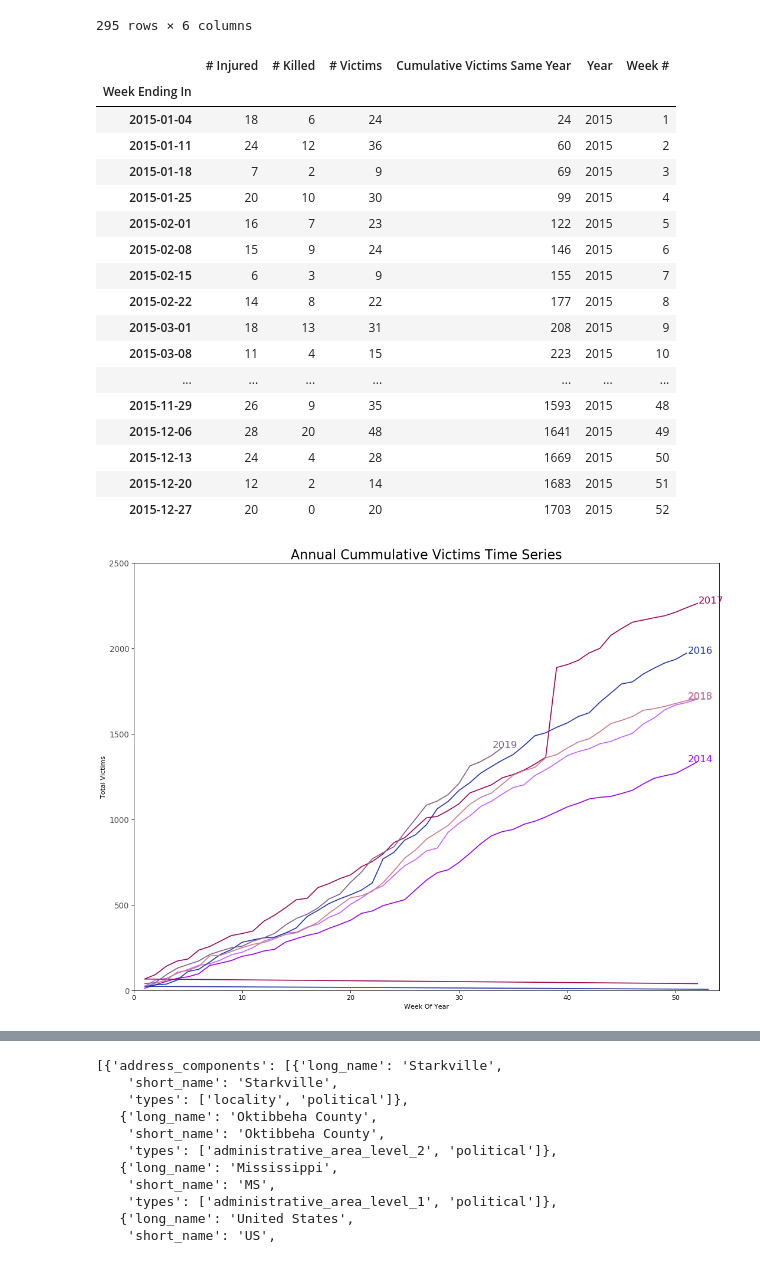
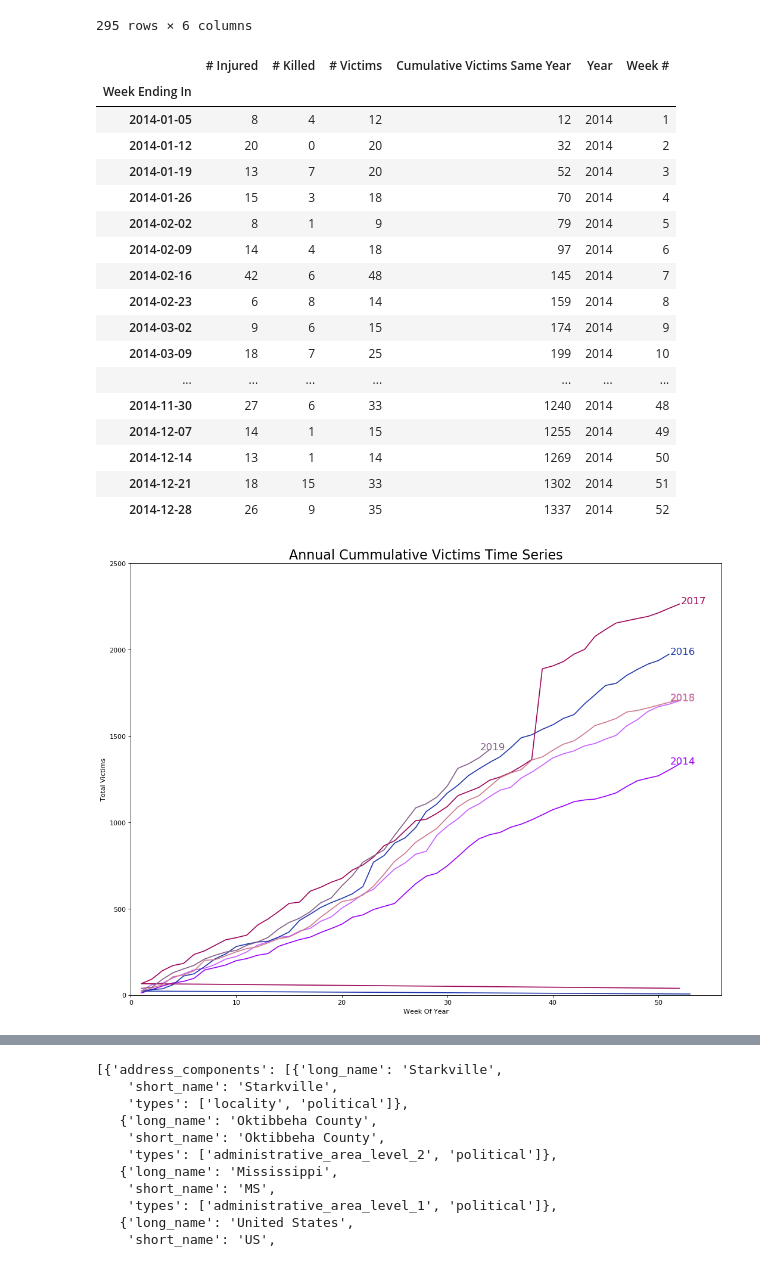
Before and after one commit to thomsu/Mass-Shootings-Time-Series, a Jupyter notebook: MassShootings.ipynb, the cells around one changed output, grey strips where cells are left out. Drawn from its saved outputs; the diff is of its cells as text; code cells hidden in the pictures.

```diff
--- a/MassShootings.ipynb
+++ b/MassShootings.ipynb
@@ -259,3 +260,6 @@ df['Latitude'] = test_df.map(lambda x: list(x)[0]).tolist()
 df['Longitude'] = test_df.map(lambda x: list(x)[1]).tolist()
 # %%
 # df.to_csv('mass_shootings.csv', index=False)
+# %%
+df = pd.read_csv('mass_shootings.csv', parse_dates=['Incident Date'])
+df.head()
@@ -390,39 +401,39 @@ ts_df
 | 2019-08-25 | 36 | 11 | 47 | 1420 | 2019 | 34 |
 295 rows × 6 columns
 # %%
-ts_df.loc[ts_df['Year']==y, :]
+ts_df.loc[ts_df['Year']==2014, :]
 # %% [output]
 |  | # Injured | # Killed | # Victims | Cumulative Victims Same Year | Year | Week # |
 | Week Ending In |  |  |  |  |  |  |
-| 2015-01-04 | 18 | 6 | 24 | 24 | 2015 | 1 |
-| 2015-01-11 | 24 | 12 | 36 | 60 | 2015 | 2 |
-| 2015-01-18 | 7 | 2 | 9 | 69 | 2015 | 3 |
-| 2015-01-25 | 20 | 10 | 30 | 99 | 2015 | 4 |
-| 2015-02-01 | 16 | 7 | 23 | 122 | 2015 | 5 |
-| 2015-02-08 | 15 | 9 | 24 | 146 | 2015 | 6 |
-| 2015-02-15 | 6 | 3 | 9 | 155 | 2015 | 7 |
-| 2015-02-22 | 14 | 8 | 22 | 177 | 2015 | 8 |
-| 2015-03-01 | 18 | 13 | 31 | 208 | 2015 | 9 |
-| 2015-03-08 | 11 | 4 | 15 | 223 | 2015 | 10 |
+| 2014-01-05 | 8 | 4 | 12 | 12 | 2014 | 1 |
+| 2014-01-12 | 20 | 0 | 20 | 32 | 2014 | 2 |
+| 2014-01-19 | 13 | 7 | 20 | 52 | 2014 | 3 |
+| 2014-01-26 | 15 | 3 | 18 | 70 | 2014 | 4 |
+| 2014-02-02 | 8 | 1 | 9 | 79 | 2014 | 5 |
+| 2014-02-09 | 14 | 4 | 18 | 97 | 2014 | 6 |
+| 2014-02-16 | 42 | 6 | 48 | 145 | 2014 | 7 |
+| 2014-02-23 | 6 | 8 | 14 | 159 | 2014 | 8 |
+| 2014-03-02 | 9 | 6 | 15 | 174 | 2014 | 9 |
+| 2014-03-09 | 18 | 7 | 25 | 199 | 2014 | 10 |
 | ... | ... | ... | ... | ... | ... | ... |
-| 2015-11-29 | 26 | 9 | 35 | 1593 | 2015 | 48 |
-| 2015-12-06 | 28 | 20 | 48 | 1641 | 2015 | 49 |
-| 2015-12-13 | 24 | 4 | 28 | 1669 | 2015 | 50 |
-| 2015-12-20 | 12 | 2 | 14 | 1683 | 2015 | 51 |
-| 2015-12-27 | 20 | 0 | 20 | 1703 | 2015 | 52 |
+| 2014-11-30 | 27 | 6 | 33 | 1240 | 2014 | 48 |
+| 2014-12-07 | 14 | 1 | 15 | 1255 | 2014 | 49 |
+| 2014-12-14 | 13 | 1 | 14 | 1269 | 2014 | 50 |
+| 2014-12-21 | 18 | 15 | 33 | 1302 | 2014 | 51 |
+| 2014-12-28 | 26 | 9 | 35 | 1337 | 2014 | 52 |
 # %%
 years = ts_df['Year'].unique().tolist()
 
 np.random.seed(100)
 mycolors = np.random.choice(list(mpl.colors.XKCD_COLORS.keys()), len(years), replace=False)
 
 plt.figure(figsize=(16,12), dpi= 80)
 for i, y in enumerate(years):
     plt.plot('Week #', 'Cumulative Victims Same Year', data=ts_df.drop(ts_df.columns[[0,1,2]], axis=1).loc[ts_df['Year']==y, :], color=mycolors[i], label=y)
     plt.text(ts_df.loc[ts_df['Year']==y, :].shape[0]-.9, ts_df.loc[ts_df['Year']==y, 'Cumulative Victims Same Year'][-1:].values[0], y, fontsize=15, color=mycolors[i])
 
-plt.gca().set(xlim=(0, 54), ylim=(0, 2500), ylabel='Total Victims', xlabel='Week Of Year')
+plt.gca().set(xlim=(0, 56), ylim=(0, 2500), ylabel='Total Victims', xlabel='Week Of Year')
 plt.title("Annual Cummulative Victims Time Series", fontsize=20)
 plt.show()
 # %% [output]
-[figure, old version]
+[figure, new version]
```
Also changed, not shown: parts of 3 cells of this notebook.
